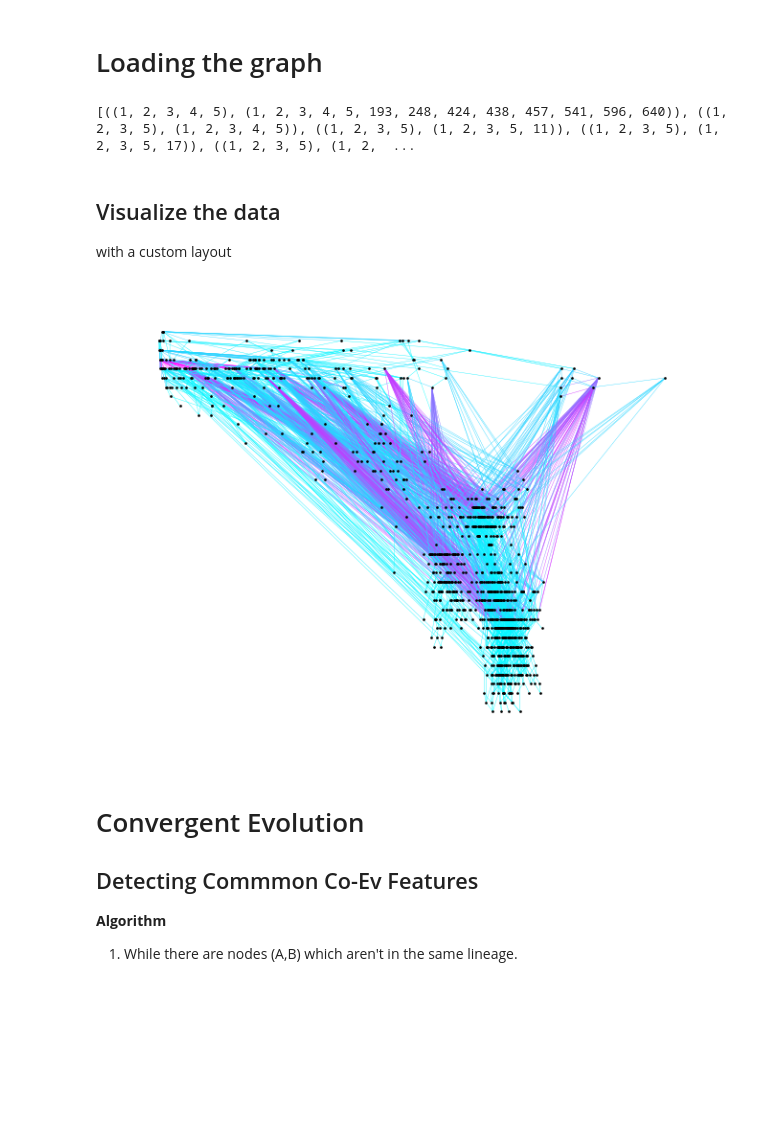
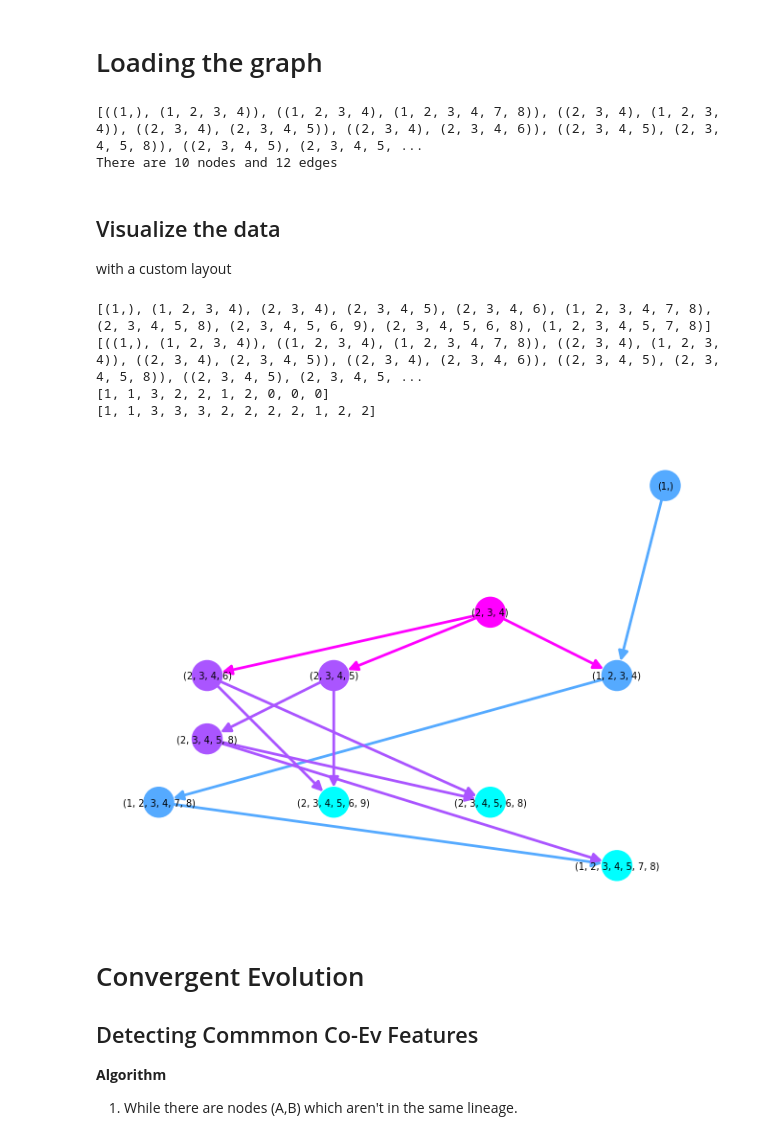
Before and after one commit to simondoesstuff/SubsetLatticeBuilder, a Jupyter notebook: pythonAnalysis/src/convEvo.ipynb, the cells around one changed output. Drawn from its saved outputs; the diff is of its cells as text; code cells hidden in the pictures; blank space fills up the shorter version.

Commit message:
fixed bug in graph coloring

```diff
--- a/pythonAnalysis/src/convEvo.ipynb
+++ b/pythonAnalysis/src/convEvo.ipynb
@@ -5,14 +5,15 @@ import matplotlib.pyplot as plt
 # Loading the graph
 # %%
 # iterate each line as an edge
-data = "../../soln/1109.txt"
+data = "../../soln/10.txt"
 parseNode = lambda x: tuple(sorted([int(y) for y in x.split(' ')]))
 G = nx.read_edgelist(data, create_using=nx.DiGraph(), nodetype=parseNode, delimiter=' -> ')
 
 print(G.edges())
 print(f"There are {len(G.nodes())} nodes and {len(G.edges())} edges")
 # %% [output]
-[((1, 2, 3, 4, 5), (1, 2, 3, 4, 5, 193, 248, 424, 438, 457, 541, 596, 640)), ((1, 2, 3, 5), (1, 2, 3, 4, 5)), ((1, 2, 3, 5), (1, 2, 3, 5, 11)), ((1, 2, 3, 5), (1, 2, 3, 5, 17)), ((1, 2, 3, 5), (1, 2,  ...
+[((1,), (1, 2, 3, 4)), ((1, 2, 3, 4), (1, 2, 3, 4, 7, 8)), ((2, 3, 4), (1, 2, 3, 4)), ((2, 3, 4), (2, 3, 4, 5)), ((2, 3, 4), (2, 3, 4, 6)), ((2, 3, 4, 5), (2, 3, 4, 5, 8)), ((2, 3, 4, 5), (2, 3, 4, 5, ...
+There are 10 nodes and 12 edges
 # %% [markdown]
 ## Visualize the data
 with a custom layout
@@ -37,48 +38,58 @@ def large_layout(G):
 
 
 def pretty_layout(G):
-    # layout = nx.circular_layout(G)
-    # layout = {node: (x, -len(node)) for node, (x, y) in layout.items()}
-
-    layout = nx.spring_layout(G, iterations=1000, k=15)
+    layout = nx.circular_layout(G)
+    layout = {node: (x, -len(node)) for node, (x, y) in layout.items()}
     return layout
 
 
 G_sub = G.subgraph(list(G.nodes()))
 node_count = len(G_sub.nodes())
 
 # colored according out degree
 node_color = [G_sub.out_degree(node) for node in G_sub.nodes()]
 # edges colored according to source node
 edge_color = [G_sub.out_degree(edge[0]) for edge in G_sub.edges()]
 
+color_map = plt.get_cmap('cool')
+
+print(G.nodes())
+print(G.edges())
+print(node_color)
+print(edge_color)
+
 if node_count > 20:
     nx.draw(G_sub,
             large_layout(G_sub),
-            edge_cmap=plt.colormaps['cool'],
+            edge_cmap=color_map,
             edge_color=edge_color,
             node_color=(0,0,0),
+            edge_vmin=0,
             node_size=1000/node_count,
             arrowsize=500/node_count,
             width=300/node_count)
 else:
     nx.draw(G_sub,
             pretty_layout(G_sub),
-            cmap=plt.colormaps['cool'],
-            edge_cmap=plt.colormaps['cool'],
+            cmap=color_map,
+            edge_cmap=color_map,
             node_color=node_color,
             edge_color=edge_color,
-
+            edge_vmin=0,
             with_labels=True,
             node_size=500,
             arrowsize=15,
             width=2,
             font_size=7
             )
 
 plt.show()
 # %% [output]
+[(1,), (1, 2, 3, 4), (2, 3, 4), (2, 3, 4, 5), (2, 3, 4, 6), (1, 2, 3, 4, 7, 8), (2, 3, 4, 5, 8), (2, 3, 4, 5, 6, 9), (2, 3, 4, 5, 6, 8), (1, 2, 3, 4, 5, 7, 8)]
+[((1,), (1, 2, 3, 4)), ((1, 2, 3, 4), (1, 2, 3, 4, 7, 8)), ((2, 3, 4), (1, 2, 3, 4)), ((2, 3, 4), (2, 3, 4, 5)), ((2, 3, 4), (2, 3, 4, 6)), ((2, 3, 4, 5), (2, 3, 4, 5, 8)), ((2, 3, 4, 5), (2, 3, 4, 5, ...
+[1, 1, 3, 2, 2, 1, 2, 0, 0, 0]
+[1, 1, 3, 3, 3, 2, 2, 2, 2, 1, 2, 2]
-[figure, old version]
+[figure, new version]
 # %% [markdown]
 # Convergent Evolution
 
```
Also changed, not shown: parts of 3 cells of this notebook.
